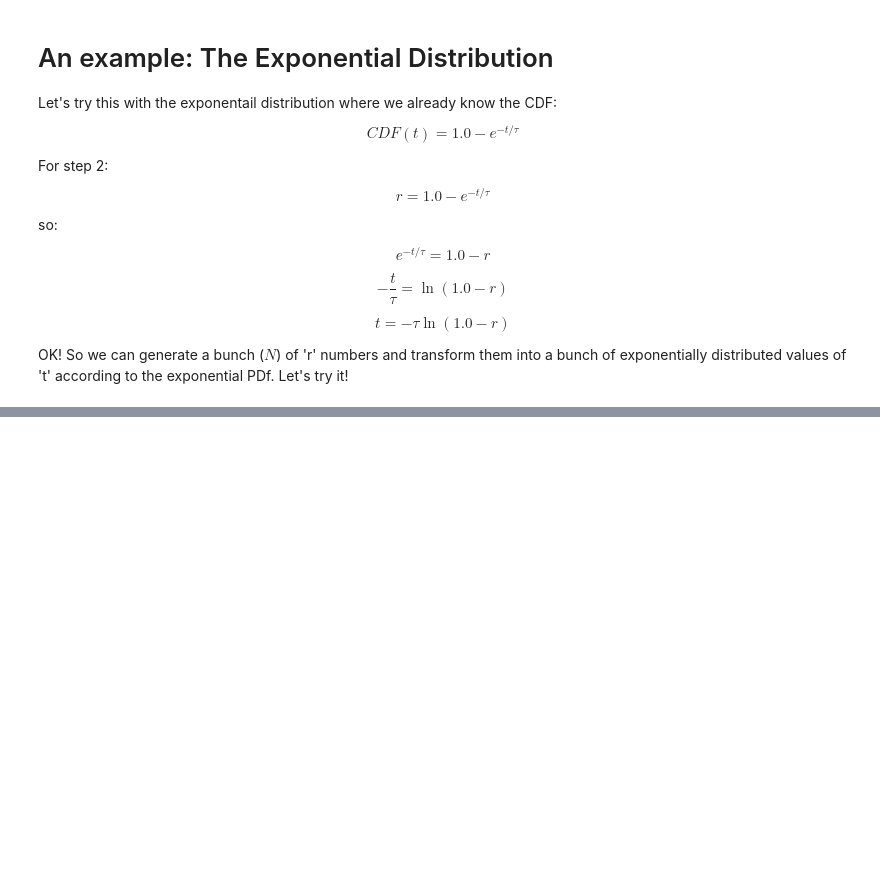
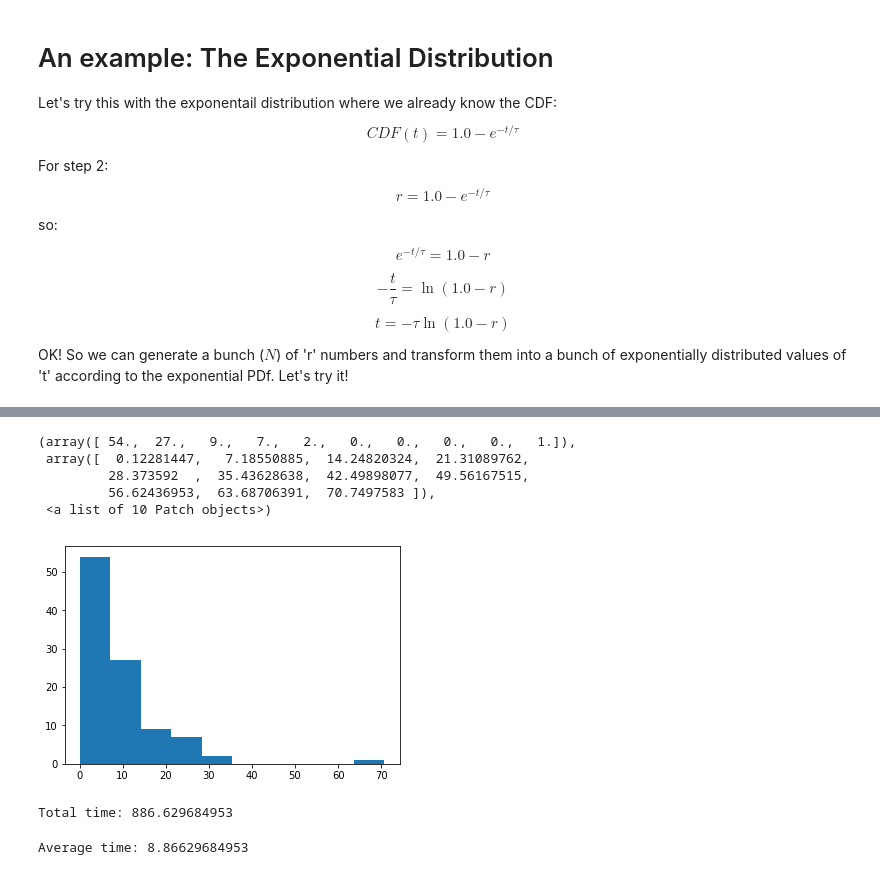
Before and after one commit to sspickle/instrumentation-projects, a Jupyter notebook: proj3/Stats3.ipynb, the cells around one changed output, grey strips where cells are left out. Cells and saved outputs as stored; diff of their text form; code cells hidden in the pictures; blank space fills up the shorter version.

```diff
--- a/proj3/Stats3.ipynb
+++ b/proj3/Stats3.ipynb
@@ -126,0 +133,22 @@ Text(0,0.5,'Number (out of 10000)')
+# %%
+t = -Tau*np.log(1.0-np.random.rand(100))  # get 100 intervals between defects
+pl.hist(t)
+# %% [output]
+(array([ 54.,  27.,   9.,   7.,   2.,   0.,   0.,   0.,   0.,   1.]),
+ array([  0.12281447,   7.18550885,  14.24820324,  21.31089762,
+         28.373592  ,  35.43628638,  42.49898077,  49.56167515,
+         56.62436953,  63.68706391,  70.7497583 ]),
+ <a list of 10 Patch objects>)
+[figure, added]
+# %%
+# What is the total time for these 100 intervals?
+
+print("Total time:", t.sum())
+# %% [output]
+Total time: 886.629684953
+# %%
+# What is the averate time between defects for these samples?
+
+print("Average time:", t.mean())
+# %% [output]
+Average time: 8.86629684953
```
Also changed, not shown: parts of 6 cells of this notebook.
